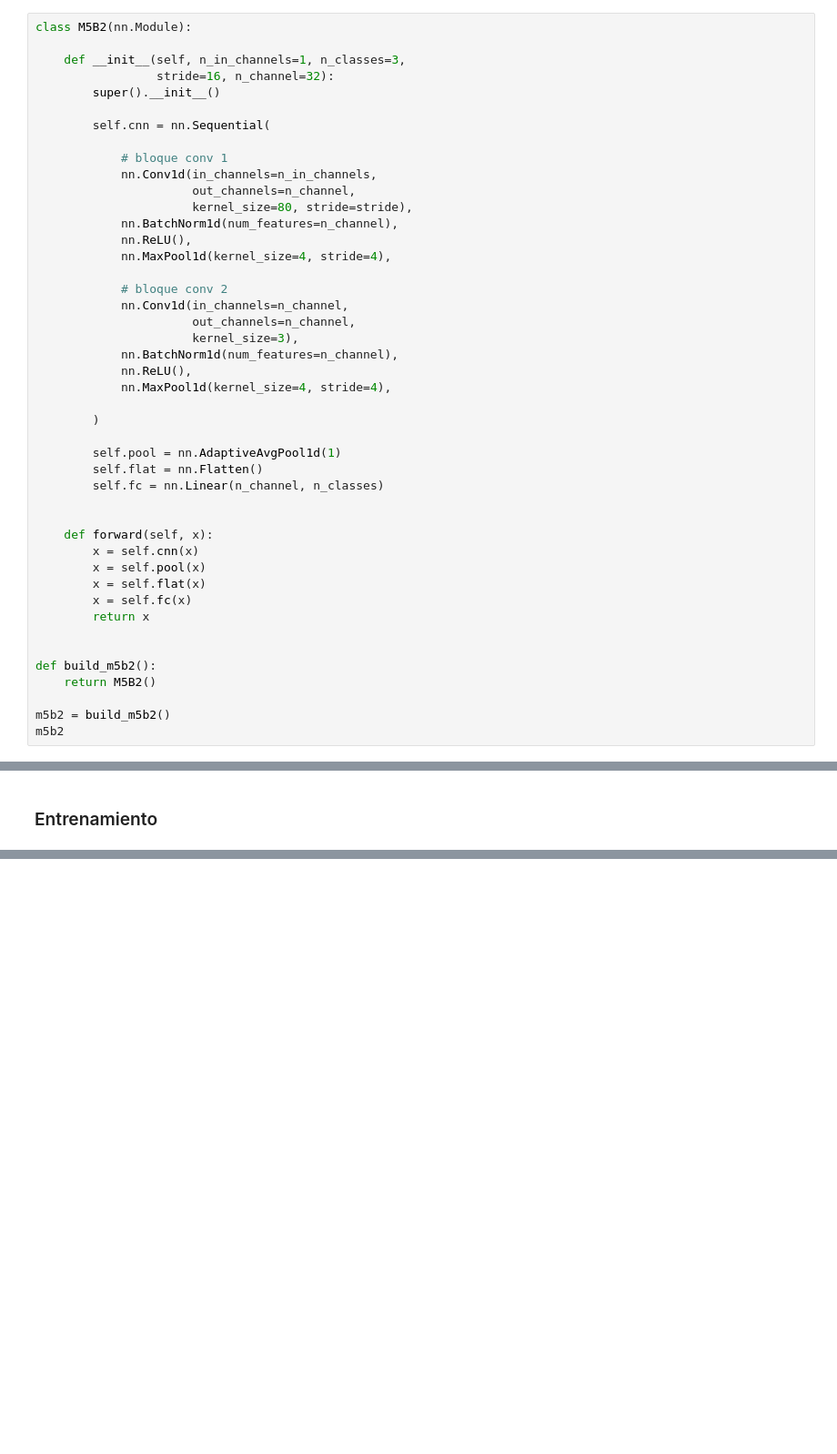
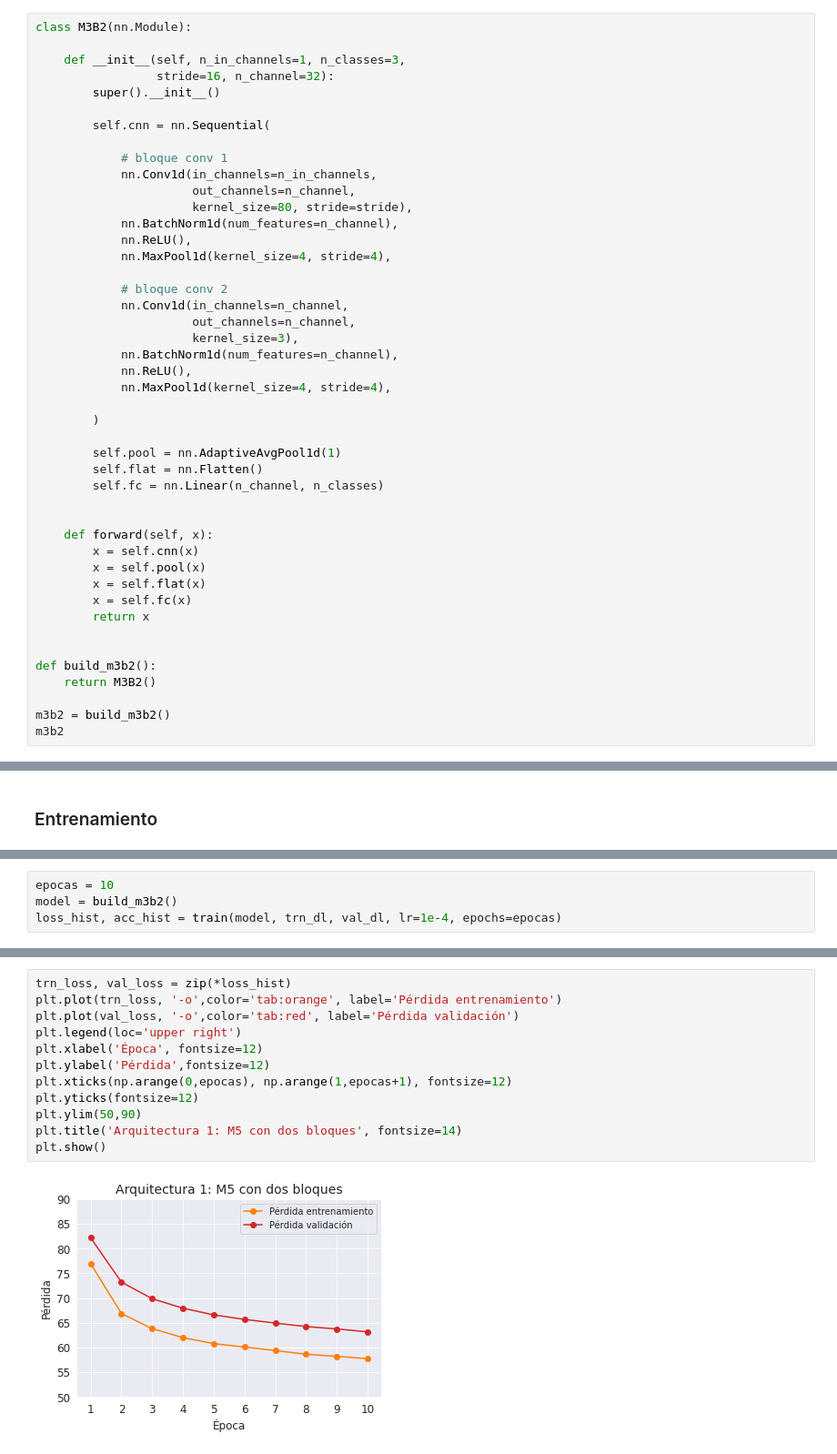
Before and after one commit to jodejetalo99/Introduccion-al-Aprendizaje-Profundo, a Jupyter notebook: Proyecto/Proyecto_IAPP_JJTL.ipynb, the cells around one changed output, grey strips where cells are left out. Shown at 91% size. Drawn from its saved outputs; the diff is of its cells as text; blank space fills up the shorter version.

```diff
--- a/Proyecto/Proyecto_IAPP_JJTL.ipynb
+++ b/Proyecto/Proyecto_IAPP_JJTL.ipynb
@@ -458,5 +512,5 @@ El siguiente diseño es una versión simplificada de la arquitectura M5 presenta
 # %%
-class M5B2(nn.Module):
+class M3B2(nn.Module):
 
     def __init__(self, n_in_channels=1, n_classes=3,
                  stride=16, n_channel=32):
@@ -495,11 +549,11 @@ class M5B2(nn.Module):
         return x
 
 
-def build_m5b2():
-    return M5B2()
+def build_m3b2():
+    return M3B2()
 
-m5b2 = build_m5b2()
-m5b2
+m3b2 = build_m3b2()
+m3b2
 # %% [output]
 M5B2(
   (cnn): Sequential(
@@ -578,0 +604,4 @@ E19 loss=[ 66.28, 80.06] acc=[71.76,69.46]
+# %%
+epocas = 10
+model = build_m3b2()
+loss_hist, acc_hist = train(model, trn_dl, val_dl, lr=1e-4, epochs=epocas)
@@ -578,0 +621,14 @@ E19 loss=[ 66.28, 80.06] acc=[71.76,69.46]
+# %%
+trn_loss, val_loss = zip(*loss_hist)
+plt.plot(trn_loss, '-o',color='tab:orange', label='Pérdida entrenamiento')
+plt.plot(val_loss, '-o',color='tab:red', label='Pérdida validación')
+plt.legend(loc='upper right')
+plt.xlabel('Época', fontsize=12)
+plt.ylabel('Pérdida',fontsize=12)
+plt.xticks(np.arange(0,epocas), np.arange(1,epocas+1), fontsize=12)
+plt.yticks(fontsize=12)
+plt.ylim(50,90)
+plt.title('Arquitectura 1: M5 con dos bloques', fontsize=14)
+plt.show()
+# %% [output]
+[figure, added]
```
Also changed, not shown: parts of 33 cells of this notebook.
